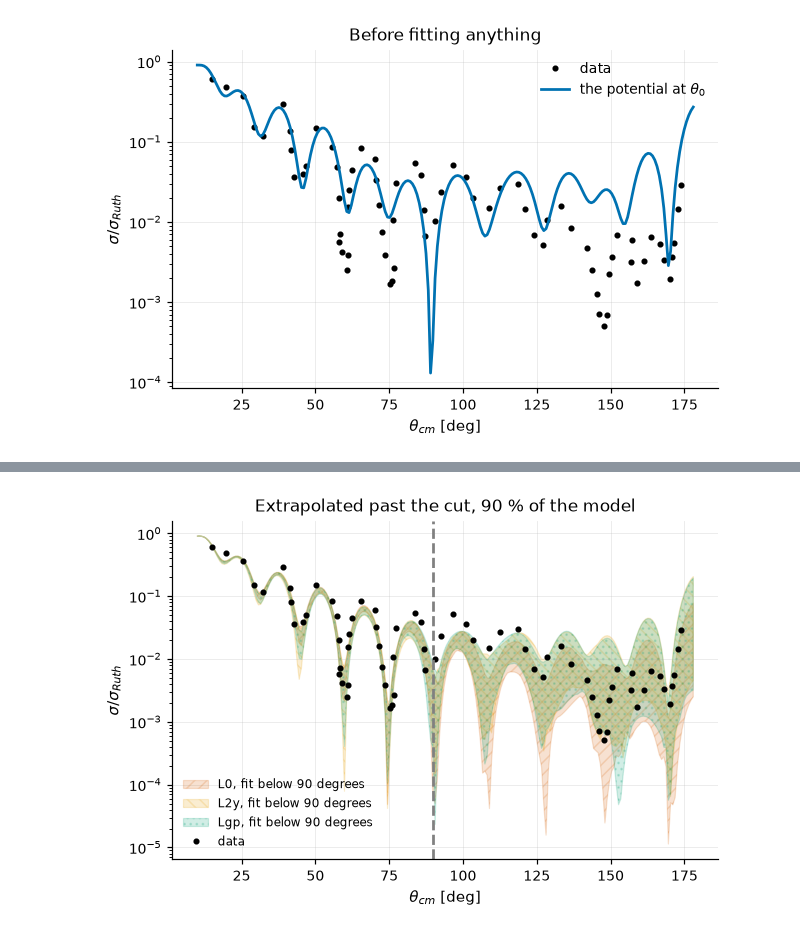
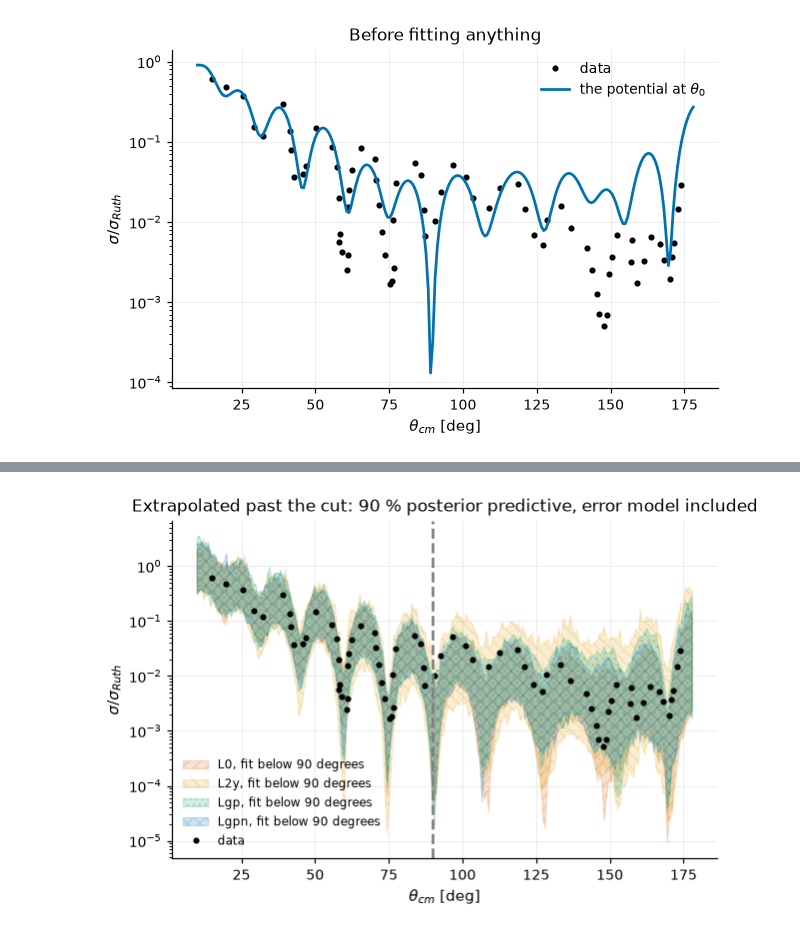
Before and after one commit to beykyle/rxmc, a Jupyter notebook: examples/alpha_ca_error_model_comparison.ipynb, the cells around one changed output, grey strips where cells are left out. Cells and saved outputs as stored; diff of their text form; code cells hidden in the pictures.

```diff
--- a/examples/alpha_ca_error_model_comparison.ipynb
+++ b/examples/alpha_ca_error_model_comparison.ipynb
@@ -407,0 +408,20 @@ plt.show()
+# %%
+gp_terms = {"Lgp": gp, "Lgpn": gp_n}
+envelopes = {}
+for name, term in gp_terms.items():
+    p = problems[name]
+    band = rx.predictive.grid_draws(
+        p, omp.bind(x_fine, meta), x_fine, samples[name], terms=[term],
+        levels=(16, 84), rng=3,
+    )  # fmt: skip
+    theta_med = np.median(samples[name], axis=0)
+    mu = np.log(on_fine(*theta_med[p.columns(params)]))
+    envelopes[name] = (band[1] - band[0], band[0] - mu, band[1] - mu)
+# %%
+for name, (w, _, _) in envelopes.items():
+    at = [np.interp(np.deg2rad(a), x_fine, w) for a in (20, 90, 170)]
+    print(
+        f"{name:5s} 68 % envelope about the model at 20, 90, 170 deg: "
+        + " ".join(f"{v:.3f}" for v in at)
+        + f"   back/front = {at[2] / at[0]:.1f}"
+    )
@@ -447,18 +480,13 @@ for i, (name, c) in enumerate(ladder.items()):
     s = res.samples_equal(rstate=np.random.default_rng(10 + i))
     lp = rx.diagnostics.heldout_log_predictive(p_held, s[::5], given=p_fit)
     held_draws = rx.diagnostics.predictive_draws(
-        p_held, s[::20], n_rep=2, rng=i, given=p_fit
+        p_held, s[::20], n_rep=2, rng=i, given=p_fit, return_draws=True
     )
     h = p_held.constraints[0]
-    cov68 = rx.diagnostics.coverage_curve(held_draws, h.y[h.active], [0.68])[0]
     scores[name] = (
         rx.diagnostics.log_posterior_predictive(lp),
-        cov68,
+        rx.diagnostics.coverage_curve(held_draws, h.y[h.active], [0.68])[0],
         s,
         p_fit,
         p_held,
     )
-    print(
-        f"{name:4s} held-out log predictive = {scores[name][0]:8.2f}   "
-        f"68 % coverage of the held-out points = {cov68:.2f}"
-    )
@@ -469,27 +508,32 @@ Lgp  held-out log predictive =   -50.45   68 % coverage of the held-out points =
+# %%
+forecast = {}
+for i, (name, _) in enumerate(rungs):
+    _, _, s, p_fit, _ = scores[name]
+    forecast[name] = rx.predictive.grid_draws(
+        p_fit, on_fine, x_fine, s[::25], n_rep=2, physical=True, levels=(5, 95), rng=i
+    )
 # %%
 fig, ax = plt.subplots()
 for (name, colour), hatch in zip(rungs, plotstyle.HATCHES):
-    _, _, s, p_fit, _ = scores[name]
-    curves = np.array([on_fine(*row[p_fit.columns(params)]) for row in s[::25]])
-    lo, hi = np.percentile(curves, [5, 95], axis=0)
+    lo, hi = forecast[name]
     plotstyle.band(
         ax,
         np.rad2deg(x_fine),
         lo,
         hi,
         color=colour,
         hatch=hatch,
         label=f"{name}, fit below 90 degrees",
     )
 ax.plot(np.rad2deg(angles), ratio, "o", ms=3, color="k", label="data")
 ax.axvline(90.0, color="0.5", ls="--")
 ax.set(
     xlabel=r"$\theta_{cm}$ [deg]",
     ylabel=r"$\sigma / \sigma_{Ruth}$",
     yscale="log",
-    title="Extrapolated past the cut, 90 % of the model",
+    title="Extrapolated past the cut: 90 % posterior predictive, error model included",
 )
 ax.legend(fontsize=8)
 plt.show()
 # %% [output]
-[figure, old version]
+[figure, new version]
```
Also changed, not shown: parts of 33 cells of this notebook, 27 other files.
